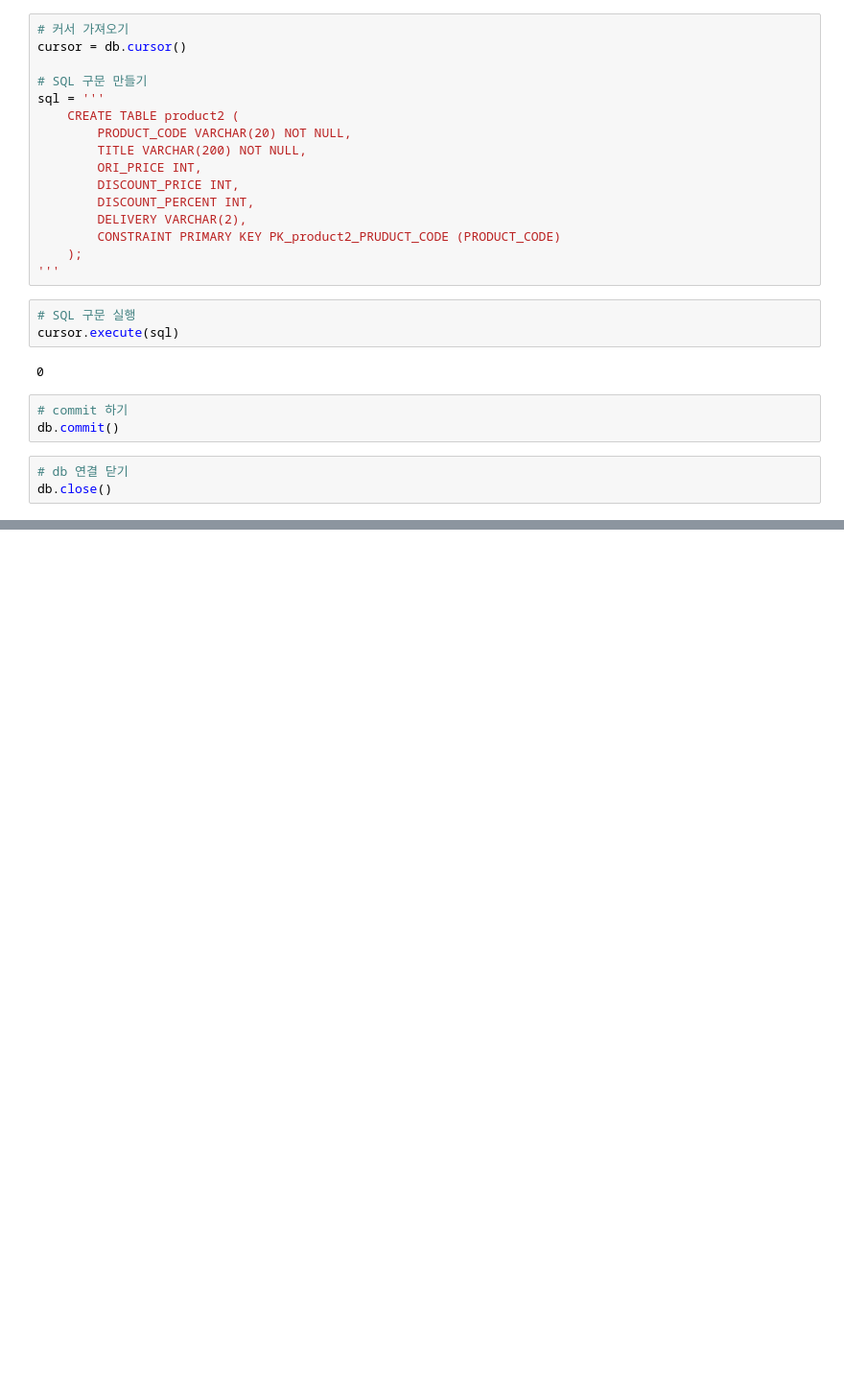
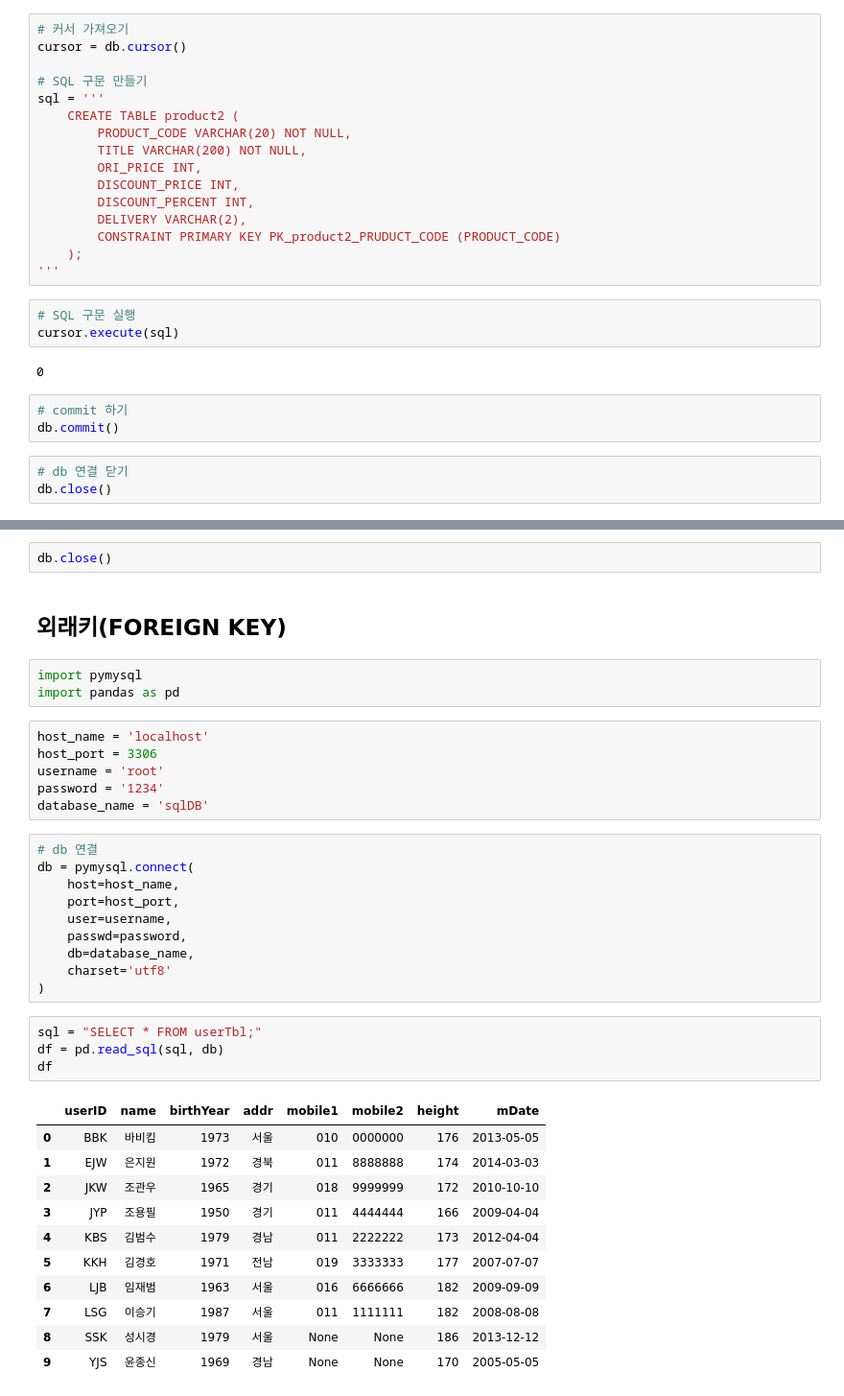
Before and after one commit to Minhyeok-kimm/TIL, a Jupyter notebook: DB_engineer_class/pymysql.ipynb, the cells around one changed output, grey strips where cells are left out. Shown at 96% size. Saved outputs shown, nothing was run; the diff lists cells and outputs as text; blank space fills up the shorter version.

```diff
--- a/DB_engineer_class/pymysql.ipynb
+++ b/DB_engineer_class/pymysql.ipynb
@@ -142,0 +353,39 @@ db.close()
+# %%
+db.close()
+# %% [markdown]
+## 외래키(FOREIGN KEY)
+# %%
+import pymysql
+import pandas as pd
+# %%
+host_name = 'localhost'
+host_port = 3306
+username = 'root'
+password = '1234'
+database_name = 'sqlDB'
+# %%
+# db 연결
+db = pymysql.connect(
+    host=host_name,
+    port=host_port,
+    user=username,
+    passwd=password,
+    db=database_name,
+    charset='utf8'
+)
+# %%
+sql = "SELECT * FROM userTbl;"
+df = pd.read_sql(sql, db)
+df
+# %% [output]
+|  | userID | name | birthYear | addr | mobile1 | mobile2 | height | mDate |
+| 0 | BBK | 바비킴 | 1973 | 서울 | 010 | 0000000 | 176 | 2013-05-05 |
+| 1 | EJW | 은지원 | 1972 | 경북 | 011 | 8888888 | 174 | 2014-03-03 |
+| 2 | JKW | 조관우 | 1965 | 경기 | 018 | 9999999 | 172 | 2010-10-10 |
+| 3 | JYP | 조용필 | 1950 | 경기 | 011 | 4444444 | 166 | 2009-04-04 |
+| 4 | KBS | 김범수 | 1979 | 경남 | 011 | 2222222 | 173 | 2012-04-04 |
+| 5 | KKH | 김경호 | 1971 | 전남 | 019 | 3333333 | 177 | 2007-07-07 |
+| 6 | LJB | 임재범 | 1963 | 서울 | 016 | 6666666 | 182 | 2009-09-09 |
+| 7 | LSG | 이승기 | 1987 | 서울 | 011 | 1111111 | 182 | 2008-08-08 |
+| 8 | SSK | 성시경 | 1979 | 서울 | None | None | 186 | 2013-12-12 |
+| 9 | YJS | 윤종신 | 1969 | 경남 | None | None | 170 | 2005-05-05 |
```
Also changed, not shown: parts of 38 cells of this notebook, 2 other files.
